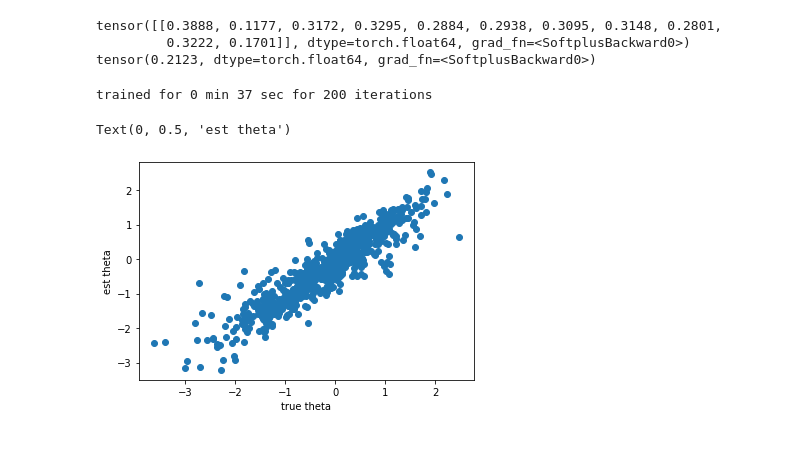
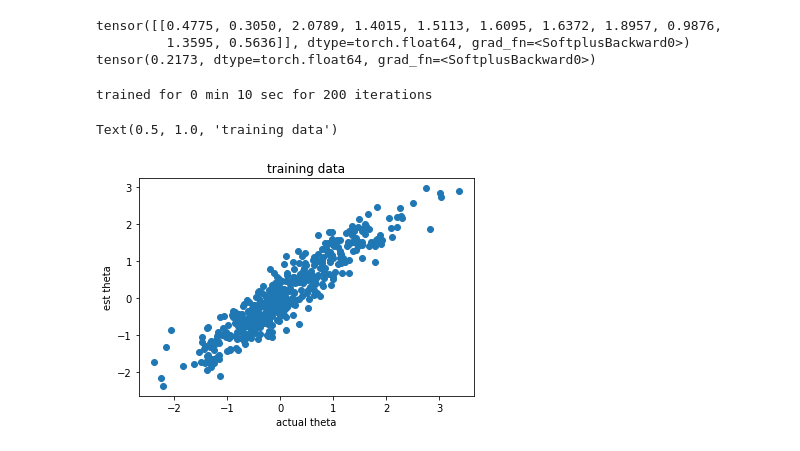
Before and after one commit to yahoochen97/GP_gradient, a Jupyter notebook: GPR/synthetic_datgen.ipynb, the cells around one changed output. Drawn from its saved outputs; the diff is of its cells as text; code cells hidden in the pictures.

Commit message:
pred test

```diff
--- a/GPR/synthetic_datgen.ipynb
+++ b/GPR/synthetic_datgen.ipynb
@@ -115,10 +117,12 @@ def transform_data(data):
 torch.manual_seed(0)
 
 # load data
-data = pd.read_csv("data.csv", index_col=0)
+train_data = pd.read_csv("train_data.csv", index_col=0)
+test_data = pd.read_csv("test_data.csv", index_col=0)
 
 # transform data
-train_x, train_y, train_N, true_theta = transform_data(data)
+train_x, train_y, train_N, train_theta = transform_data(train_data)
+test_x, test_y, test_N, test_theta = transform_data(test_data)
 
 # initialize likelihood and model
 likelihood = BinomialLikelihood(n_trials=train_N)
@@ -176,24 +180,25 @@ Iter 200/200 - Loss: 32.661
 print(model.covar_module.base_kernel.lengthscale)
 print(model.covar_module.outputscale)
 # %% [output]
-tensor([[0.3888, 0.1177, 0.3172, 0.3295, 0.2884, 0.2938, 0.3095, 0.3148, 0.2801,
-         0.3222, 0.1701]], dtype=torch.float64, grad_fn=<SoftplusBackward0>)
-tensor(0.2123, dtype=torch.float64, grad_fn=<SoftplusBackward0>)
+tensor([[0.4775, 0.3050, 2.0789, 1.4015, 1.5113, 1.6095, 1.6372, 1.8957, 0.9876,
+         1.3595, 0.5636]], dtype=torch.float64, grad_fn=<SoftplusBackward0>)
+tensor(0.2173, dtype=torch.float64, grad_fn=<SoftplusBackward0>)
 # %%
 print("trained for {:d} min {:d} sec for {:d} iterations".format(int(end-start)//60,int(end-start)%60,training_iterations))
 # %% [output]
-trained for 0 min 37 sec for 200 iterations
+trained for 0 min 10 sec for 200 iterations
 # %%
 model.eval()
 likelihood.eval()
 
 with torch.no_grad():
     f_pred = model(train_x)
     mu = f_pred.mean.numpy()
 
-plt.scatter(true_theta,mu/np.std(mu))
-plt.xlabel("true theta")
+plt.scatter(train_theta,mu/np.std(mu))
+plt.xlabel("actual theta")
 plt.ylabel("est theta")
+plt.title("training data")
 # %% [output]
-Text(0, 0.5, 'est theta')
+Text(0.5, 1.0, 'training data')
-[figure, old version]
+[figure, new version]
```
Also changed, not shown: parts of 5 cells of this notebook.
